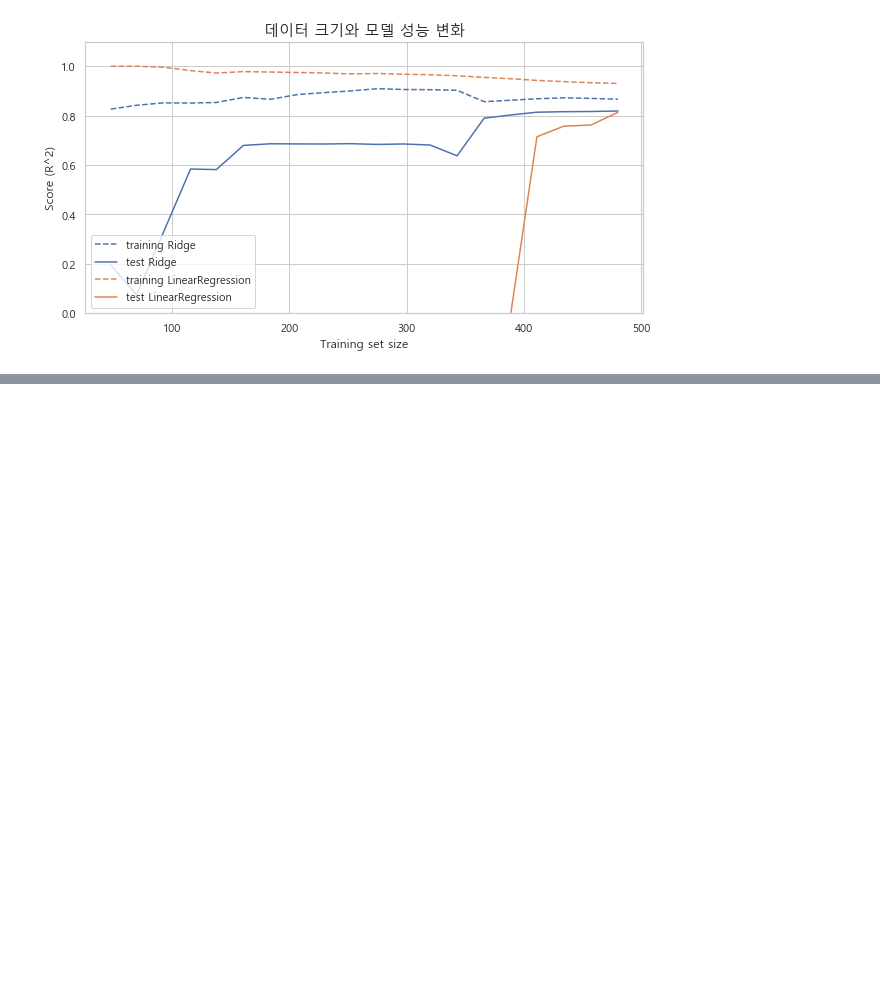
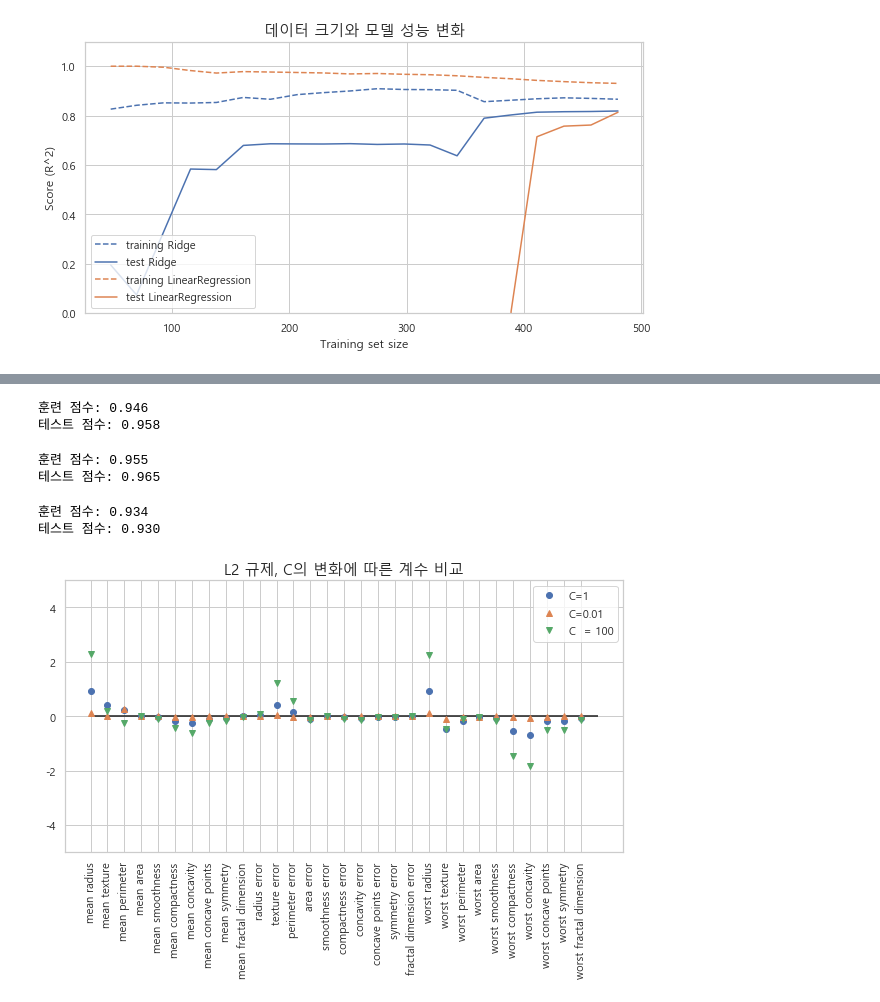
Before and after one commit to h33sun/TIL, a Jupyter notebook: ML_BOOK/2. 선형 모델.ipynb, the cells around one changed output, grey strips where cells are left out. Drawn from its saved outputs; the diff is of its cells as text; code cells hidden in the pictures; blank space fills up the shorter version.

```diff
--- a/ML_BOOK/2. 선형 모델.ipynb
+++ b/ML_BOOK/2. 선형 모델.ipynb
@@ -153,0 +190,48 @@ plt.show()
+# %%
+from sklearn.datasets import load_breast_cancer
+from sklearn.model_selection import train_test_split
+
+cancer = load_breast_cancer()
+
+X_train, X_test, y_train, y_test = train_test_split(cancer.data, cancer.target, stratify = cancer.target, random_state = 42)
+logreg = LogisticRegression().fit(X_train, y_train)
+
+print("훈련 점수: {:.3f}".format(logreg.score(X_train, y_train)))
+print("테스트 점수: {:.3f}".format(logreg.score(X_test, y_test)))
+# %% [output]
+훈련 점수: 0.946
+테스트 점수: 0.958
+# %%
+### 훈련 성능과 테스트 성능의 차이가 매우 적다 -> 과소 적합 -> 학습이 덜 되었다 -> C를 늘려 규제를 약하게 함
+
+logreg100 = LogisticRegression(C=100).fit(X_train, y_train)
+
+print("훈련 점수: {:.3f}".format(logreg100.score(X_train, y_train)))
+print("테스트 점수: {:.3f}".format(logreg100.score(X_test, y_test)))
+# %% [output]
+훈련 점수: 0.955
+테스트 점수: 0.965
+# %%
+### 규제가 매우 강한 경우 -> 모델이 단순해지며 train test 성능이 모두 낮아짐
+
+logreg001 = LogisticRegression(C=0.01).fit(X_train, y_train)
+
+print("훈련 점수: {:.3f}".format(logreg001.score(X_train, y_train)))
+print("테스트 점수: {:.3f}".format(logreg001.score(X_test, y_test)))
+# %% [output]
+훈련 점수: 0.934
+테스트 점수: 0.930
+# %%
+plt.figure(figsize = (10,5))
+plt.title('L2 규제, C의 변화에 따른 계수 비교', fontsize = 15)
+plt.plot(logreg.coef_.T, 'o', label = 'C=1')
+plt.plot(logreg001.coef_.T, '^', label = 'C=0.01')
+plt.plot(logreg100.coef_.T, 'v', label = 'C  = 100')
+
+plt.xticks(range(cancer.data.shape[1]), cancer.feature_names, rotation = 90)
+plt.hlines(0, 0, cancer.data.shape[1])
+plt.ylim(-5,5)
+plt.legend()
+plt.show()
+# %% [output]
+[figure, added]
```
Also changed, not shown: parts of 9 cells of this notebook.
